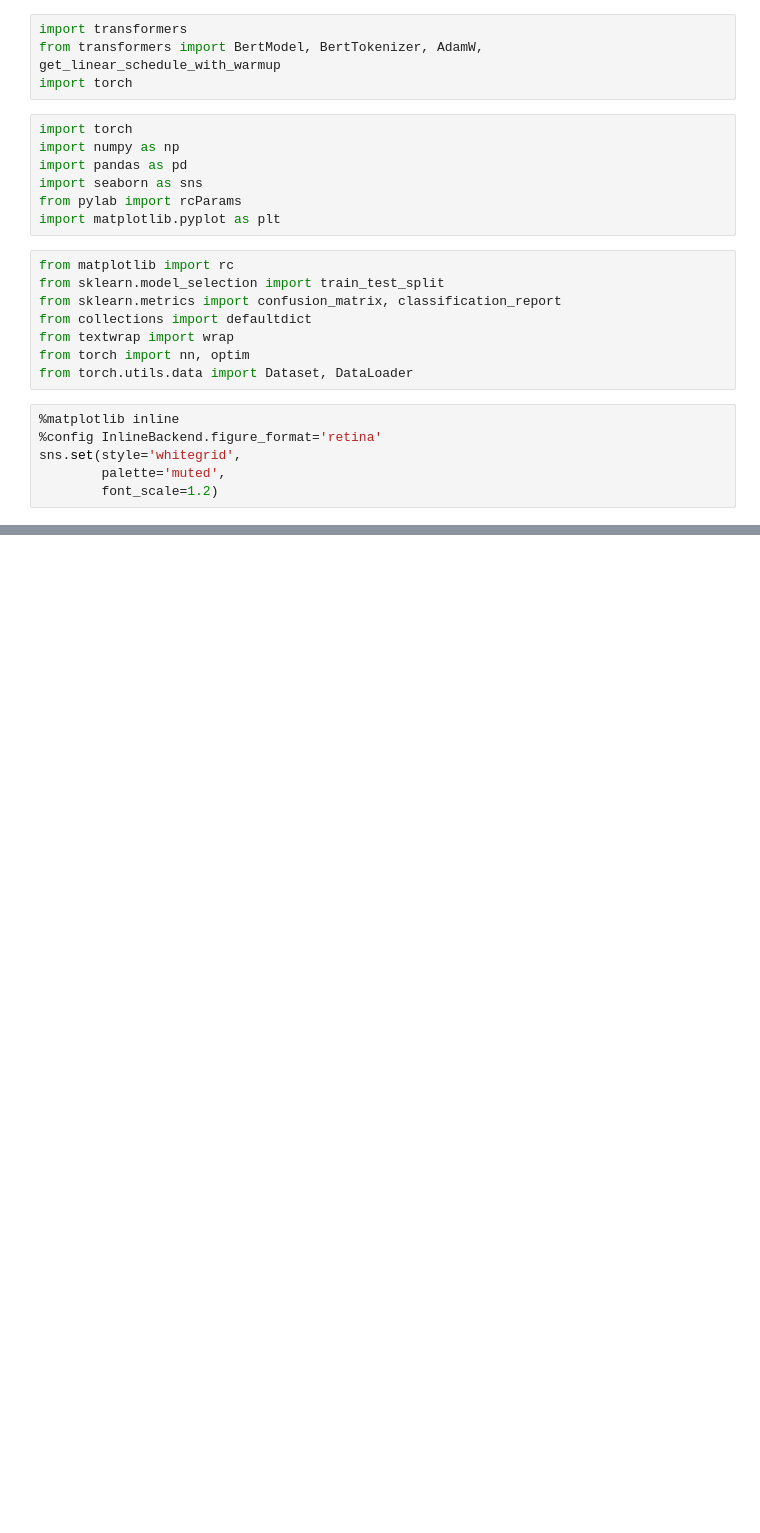
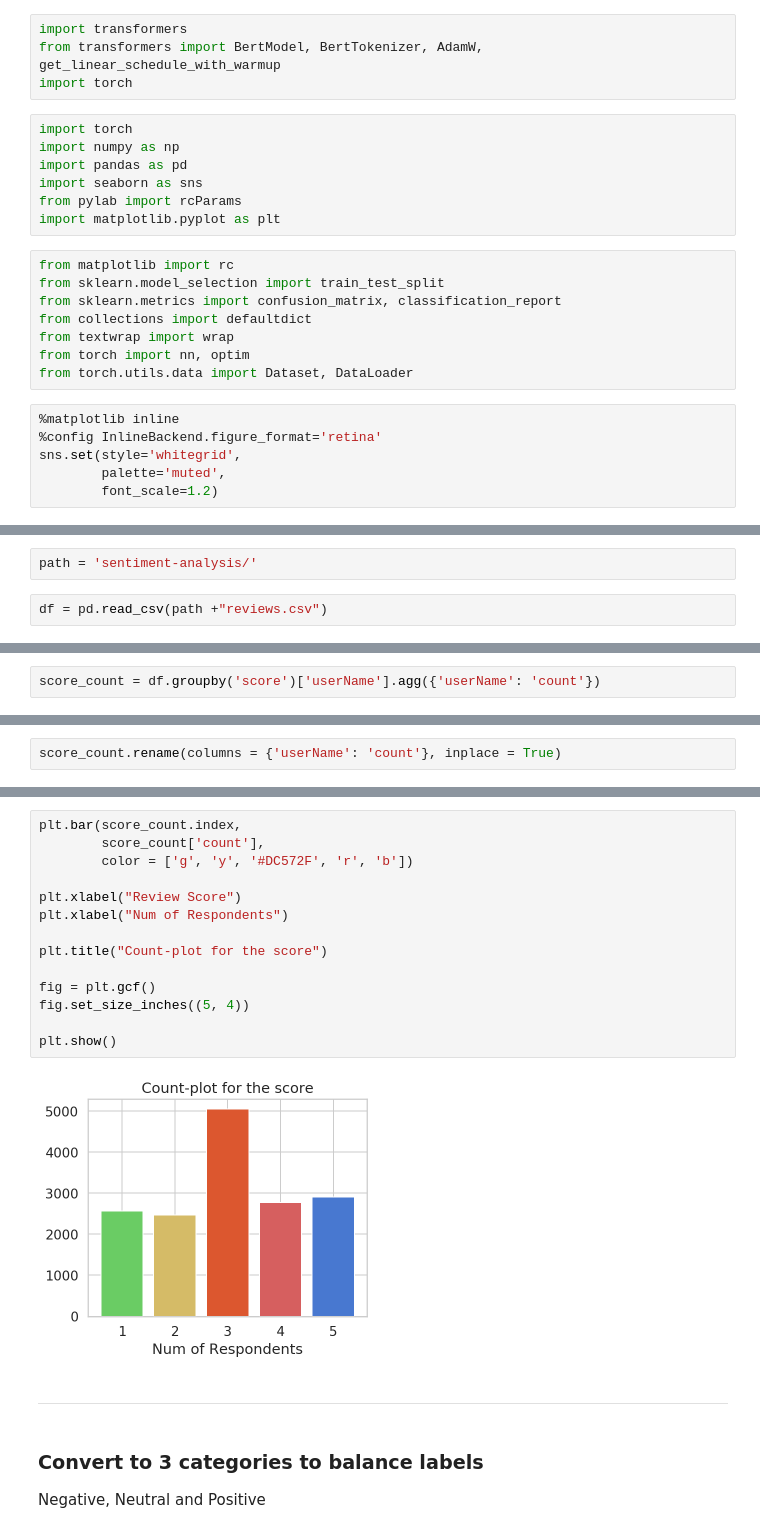
Before and after one commit to Ali-Tabaja/AI-madrid, a Jupyter notebook: sentiment-analysis-with-bert.ipynb, the cells around one changed output, grey strips where cells are left out. Cells and saved outputs as stored; diff of their text form; blank space fills up the shorter version.

Commit message:
sentiment with bert

```diff
--- a/sentiment-analysis-with-bert.ipynb
+++ b/sentiment-analysis-with-bert.ipynb
@@ -36,0 +63,4 @@ sns.set(style='whitegrid',
+# %%
+path = 'sentiment-analysis/'
+# %%
+df = pd.read_csv(path +"reviews.csv")
@@ -36,0 +107,2 @@ sns.set(style='whitegrid',
+# %%
+score_count = df.groupby('score')['userName'].agg({'userName': 'count'})
@@ -36,0 +125,2 @@ sns.set(style='whitegrid',
+# %%
+score_count.rename(columns = {'userName': 'count'}, inplace = True)
@@ -36,0 +137,21 @@ sns.set(style='whitegrid',
+# %%
+plt.bar(score_count.index,
+        score_count['count'],
+        color = ['g', 'y', '#DC572F', 'r', 'b'])
+
+plt.xlabel("Review Score")
+plt.xlabel("Num of Respondents")
+
+plt.title("Count-plot for the score")
+
+fig = plt.gcf()
+fig.set_size_inches((5, 4))
+
+plt.show()
+# %% [output]
+[figure, added]
+# %% [markdown]
+----
+# %% [markdown]
+### Convert to 3 categories to balance labels
+Negative, Neutral and Positive
```
Also changed, not shown: parts of 152 cells of this notebook, 3 other files.
